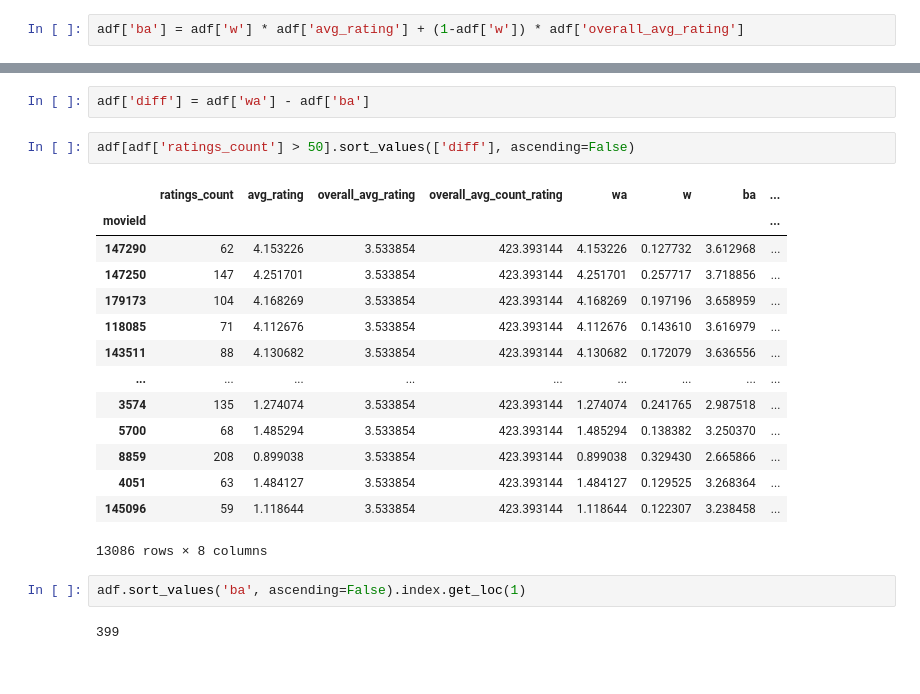
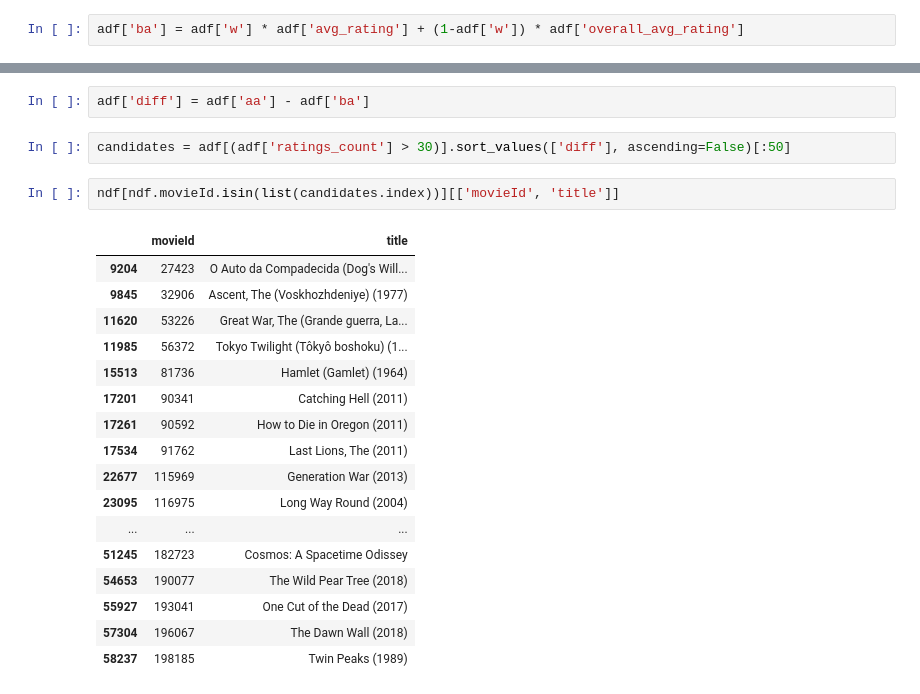
Before and after one commit to arpitbbhayani/ranking-on-ratings, a Jupyter notebook: movie-lens.ipynb, the cells around one changed output, grey strips where cells are left out. Drawn from its saved outputs; the diff is of its cells as text.

```diff
--- a/movie-lens.ipynb
+++ b/movie-lens.ipynb
@@ -77,23 +78,24 @@ adf.sort_values('ba', ascending=False).head()
 # %%
-adf['diff'] = adf['wa'] - adf['ba']
+adf['diff'] = adf['aa'] - adf['ba']
 # %%
-adf[adf['ratings_count'] > 50].sort_values(['diff'], ascending=False)
+candidates = adf[(adf['ratings_count'] > 30)].sort_values(['diff'], ascending=False)[:50]
-# %% [output]
-|  | ratings_count | avg_rating | overall_avg_rating | overall_avg_count_rating | wa | w | ba | ... |
-| movieId |  |  |  |  |  |  |  | ... |
-| 147290 | 62 | 4.153226 | 3.533854 | 423.393144 | 4.153226 | 0.127732 | 3.612968 | ... |
-| 147250 | 147 | 4.251701 | 3.533854 | 423.393144 | 4.251701 | 0.257717 | 3.718856 | ... |
-| 179173 | 104 | 4.168269 | 3.533854 | 423.393144 | 4.168269 | 0.197196 | 3.658959 | ... |
-| 118085 | 71 | 4.112676 | 3.533854 | 423.393144 | 4.112676 | 0.143610 | 3.616979 | ... |
-| 143511 | 88 | 4.130682 | 3.533854 | 423.393144 | 4.130682 | 0.172079 | 3.636556 | ... |
-| ... | ... | ... | ... | ... | ... | ... | ... | ... |
-| 3574 | 135 | 1.274074 | 3.533854 | 423.393144 | 1.274074 | 0.241765 | 2.987518 | ... |
-| 5700 | 68 | 1.485294 | 3.533854 | 423.393144 | 1.485294 | 0.138382 | 3.250370 | ... |
-| 8859 | 208 | 0.899038 | 3.533854 | 423.393144 | 0.899038 | 0.329430 | 2.665866 | ... |
-| 4051 | 63 | 1.484127 | 3.533854 | 423.393144 | 1.484127 | 0.129525 | 3.268364 | ... |
-| 145096 | 59 | 1.118644 | 3.533854 | 423.393144 | 1.118644 | 0.122307 | 3.238458 | ... |
-13086 rows × 8 columns
-# %%
-adf.sort_values('ba', ascending=False).index.get_loc(1)
-# %% [output]
-399
+# %%
+ndf[ndf.movieId.isin(list(candidates.index))][['movieId', 'title']]
+# %% [output]
+|  | movieId | title |
+| 9204 | 27423 | O Auto da Compadecida (Dog's Will... |
+| 9845 | 32906 | Ascent, The (Voskhozhdeniye) (1977) |
+| 11620 | 53226 | Great War, The (Grande guerra, La... |
+| 11985 | 56372 | Tokyo Twilight (Tôkyô boshoku) (1... |
+| 15513 | 81736 | Hamlet (Gamlet) (1964) |
+| 17201 | 90341 | Catching Hell (2011) |
+| 17261 | 90592 | How to Die in Oregon (2011) |
+| 17534 | 91762 | Last Lions, The (2011) |
+| 22677 | 115969 | Generation War (2013) |
+| 23095 | 116975 | Long Way Round (2004) |
+| ... | ... | ... |
+| 51245 | 182723 | Cosmos: A Spacetime Odissey |
+| 54653 | 190077 | The Wild Pear Tree (2018) |
+| 55927 | 193041 | One Cut of the Dead (2017) |
+| 57304 | 196067 | The Dawn Wall (2018) |
+| 58237 | 198185 | Twin Peaks (1989) |
```
Also changed, not shown: parts of 13 cells of this notebook.
